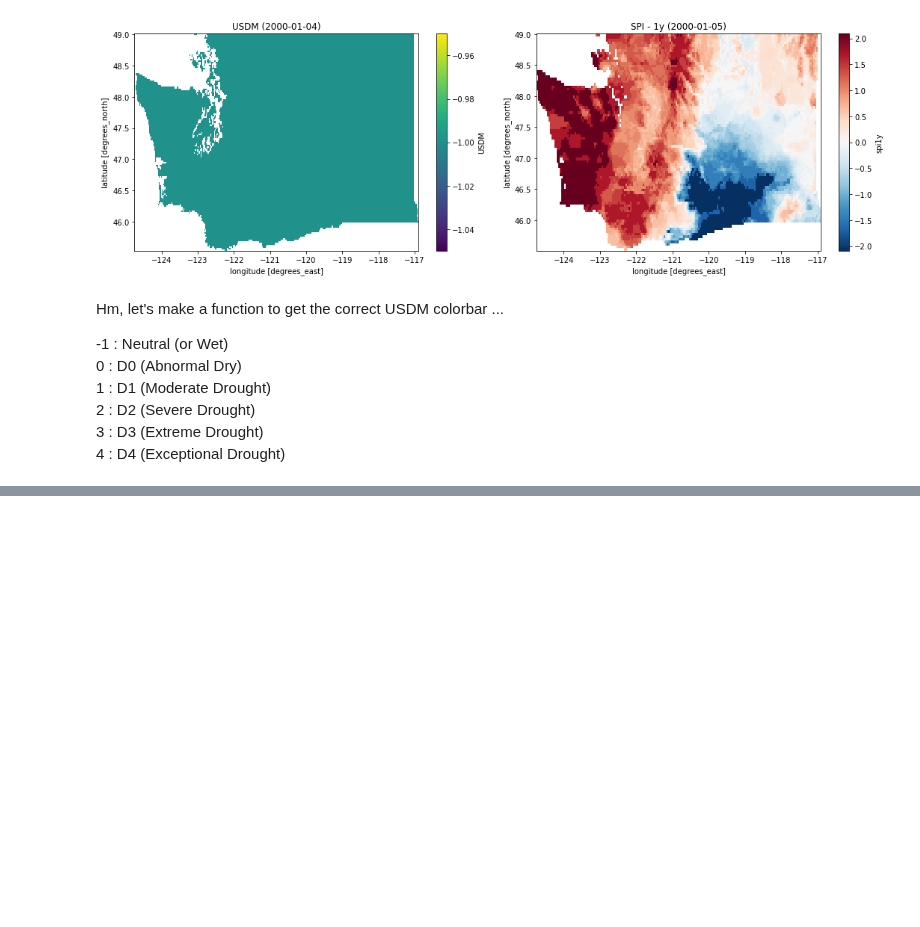
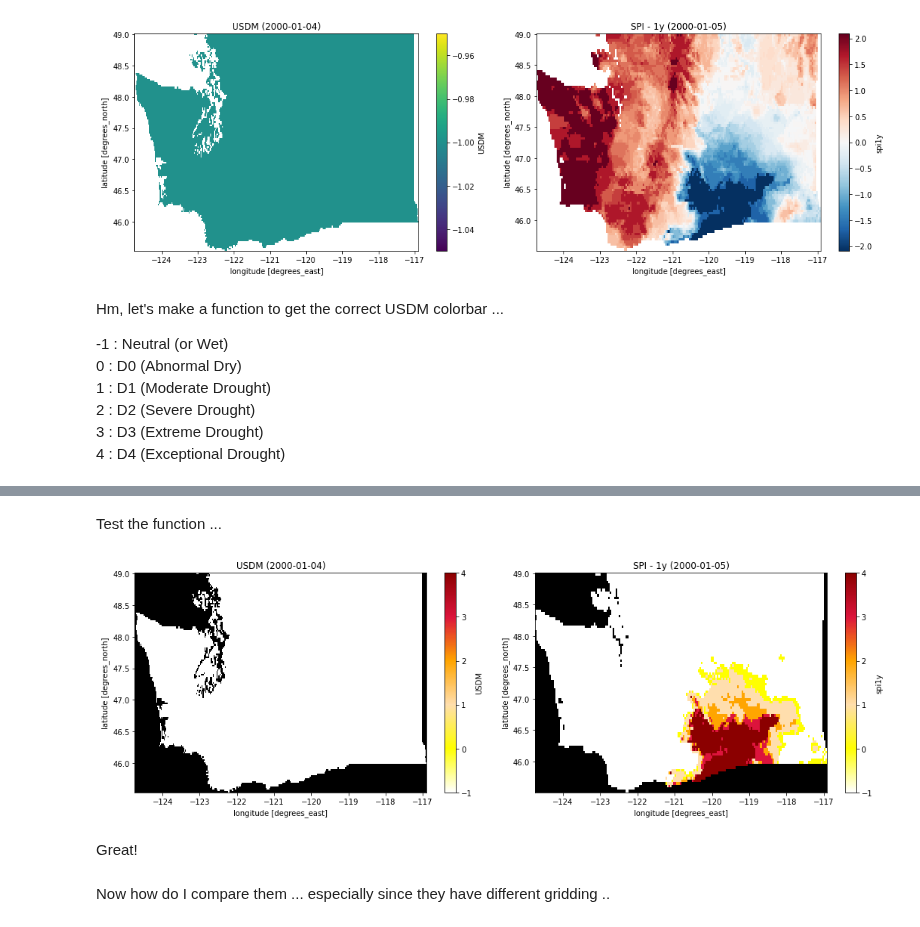
Before and after one commit to UW-Hydro/drought_impact, a Jupyter notebook: notebooks/explore/usdm_spi_compare.ipynb, the cells around one changed output, grey strips where cells are left out. Drawn from its saved outputs; the diff is of its cells as text; code cells hidden in the pictures; blank space fills up the shorter version.

```diff
--- a/notebooks/explore/usdm_spi_compare.ipynb
+++ b/notebooks/explore/usdm_spi_compare.ipynb
@@ -131,0 +241,22 @@ Hm, let's make a function to get the correct USDM colorbar ...
+# %% [markdown]
+Test the function ...
+# %%
+fig, ax = plt.subplots(1,2, figsize=(15,5))
+
+usdm_plot = usdm_da_wa_sel.plot(ax=ax[0], cmap = usdm_cmap, vmin=-1, vmax=4)
+spi_to_usdmcat(spi_da_wa_sel).plot(ax=ax[1], cmap = usdm_cmap, vmin=-1, vmax=4)
+
+ax[0].set_title('USDM (2000-01-04)')
+ax[1].set_title('SPI - 1y (2000-01-05)')
+
+# this will help make sure I'm not missing data ...
+ax[0].set_facecolor('k')
+ax[1].set_facecolor('k')
+
+plt.tight_layout()
+# %% [output]
+[figure, added]
+# %% [markdown]
+Great!
+# %% [markdown]
+Now how do I compare them ... especially since they have different gridding ..
```
Also changed, not shown: parts of 11 cells of this notebook.
